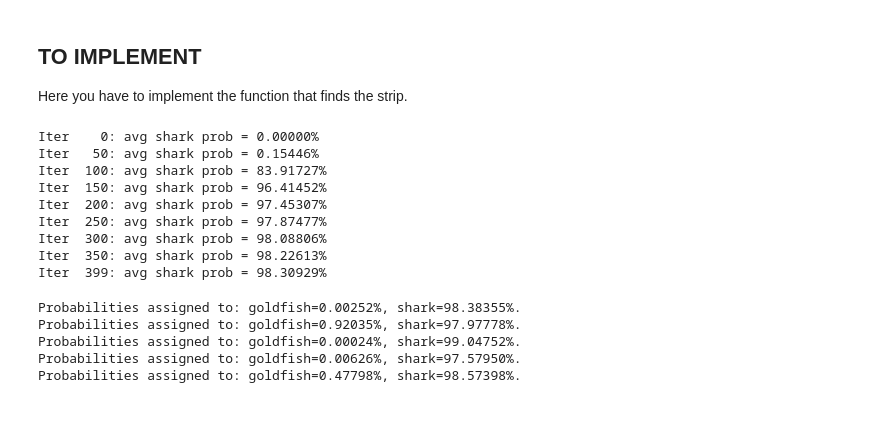
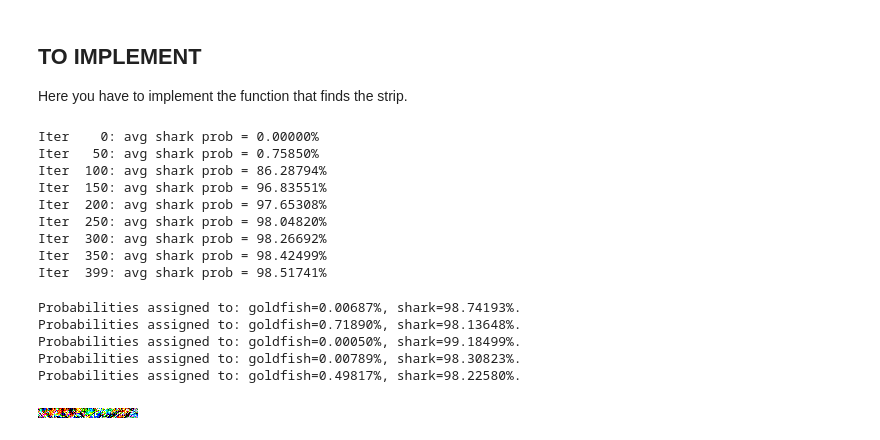
Before and after one commit to vyenn/ML2024, a Jupyter notebook: docs/DNN-Lab-5a-goldfish-to-shark-student-version.ipynb, the cells around one changed output. Drawn from its saved outputs; the diff is of its cells as text; code cells hidden in the pictures; blank space fills up the shorter version.

```diff
--- a/docs/DNN-Lab-5a-goldfish-to-shark-student-version.ipynb
+++ b/docs/DNN-Lab-5a-goldfish-to-shark-student-version.ipynb
@@ -176,6 +177,8 @@ Probabilities assigned to: goldfish=99.78421%, shark=0.00000%.
 
 Here you have to implement the function that finds the strip.
 # %%
+import torch.nn.functional as F
+
 def calculate_strip(model: torch.nn.Module, images: list[Tensor], seed: int = 1, quiet: bool = False) -> Tensor:
     device = next(model.parameters()).device
     torch.manual_seed(seed)
@@ -189,44 +192,47 @@ def calculate_strip(model: torch.nn.Module, images: list[Tensor], seed: int = 1,
     optimizer = torch.optim.Adam([strip], lr=lr)
 
     for i in range(steps):
-      optimizer.zero_grad()
+        optimizer.zero_grad()
 
-      images = images.detach().to(device) # detach breaks the old computation graph / alternatively could close images
-      images[:,:,0:STRIP_HEIGHT,:] = strip      # (B,C,20,100) vs (20,100) so it just broadcasts
-      images_normalized = normalize_colors(images)  # model was made in a way to only take normalized images as input
-      logits = model(images_normalized) # shape (5, 1000)
-      probs = torch.nn.functional.softmax(logits, dim=1)
-      logprobs = torch.log(probs)
-      loss = -torch.mean(logprobs[:,SHARK_LABEL])
-      if not quiet and (i % 50 == 0 or i == steps - 1):
-        with torch.no_grad():
-          avg_p = torch.mean(probs[:,SHARK_LABEL])
-          print(f"Iter {i:4d}: avg shark prob = {avg_p:.5%}")
+        images = images.detach().to(device) # detach breaks the old computation graph / alternatively could close images
+        images[:,:,0:STRIP_HEIGHT,:] = strip      # (B,C,20,100) vs (20,100) so it just broadcasts
+        images_normalized = normalize_colors(images)  # model was made in a way to only take normalized images as input
+        logits = model(images_normalized) # shape (5, 1000)
+        probs = F.softmax(logits, dim=1) # shape (1000,)
+        loss = -torch.mean(F.log_softmax(logits, dim=1)[:,SHARK_LABEL]) # shape (1,)
+        if not quiet and (i % 50 == 0 or i == steps - 1):
+            with torch.no_grad():
+                avg_p = torch.mean(probs[:,SHARK_LABEL])
+                print(f"Iter {i:4d}: avg shark prob = {avg_p:.5%}")
 
-      loss.backward()
-      optimizer.step()
+        loss.backward()
+        optimizer.step()
 
-      with torch.no_grad():     # values must be in [0,1] so if through gradient we go
-        strip.clamp_(0.0, 1.0)  # somewhere further, we go back within the domain
+        with torch.no_grad():     # values must be in [0,1] so if through gradient we go
+            strip.clamp_(0.0, 1.0)  # somewhere further, we go back within the domain
 
     return strip
 # %%
 best_strip = calculate_strip(model, images)
 # %% [output]
 Iter    0: avg shark prob = 0.00000%
-Iter   50: avg shark prob = 0.15446%
-Iter  100: avg shark prob = 83.91727%
-Iter  150: avg shark prob = 96.41452%
-Iter  200: avg shark prob = 97.45307%
-Iter  250: avg shark prob = 97.87477%
-Iter  300: avg shark prob = 98.08806%
-Iter  350: avg shark prob = 98.22613%
-Iter  399: avg shark prob = 98.30929%
+Iter   50: avg shark prob = 0.75850%
+Iter  100: avg shark prob = 86.28794%
+Iter  150: avg shark prob = 96.83551%
+Iter  200: avg shark prob = 97.65308%
+Iter  250: avg shark prob = 98.04820%
+Iter  300: avg shark prob = 98.26692%
+Iter  350: avg shark prob = 98.42499%
+Iter  399: avg shark prob = 98.51741%
 # %%
 evaluate_strip(model, images, best_strip)
 # %% [output]
-Probabilities assigned to: goldfish=0.00252%, shark=98.38355%.
-Probabilities assigned to: goldfish=0.92035%, shark=97.97778%.
-Probabilities assigned to: goldfish=0.00024%, shark=99.04752%.
-Probabilities assigned to: goldfish=0.00626%, shark=97.57950%.
-Probabilities assigned to: goldfish=0.47798%, shark=98.57398%.
+Probabilities assigned to: goldfish=0.00687%, shark=98.74193%.
+Probabilities assigned to: goldfish=0.71890%, shark=98.13648%.
+Probabilities assigned to: goldfish=0.00050%, shark=99.18499%.
+Probabilities assigned to: goldfish=0.00789%, shark=98.30823%.
+Probabilities assigned to: goldfish=0.49817%, shark=98.22580%.
+# %%
+display(tensor_to_pil(best_strip))
+# %% [output]
+[figure, added]
```
Also changed, not shown: parts of 1 cell of this notebook.
